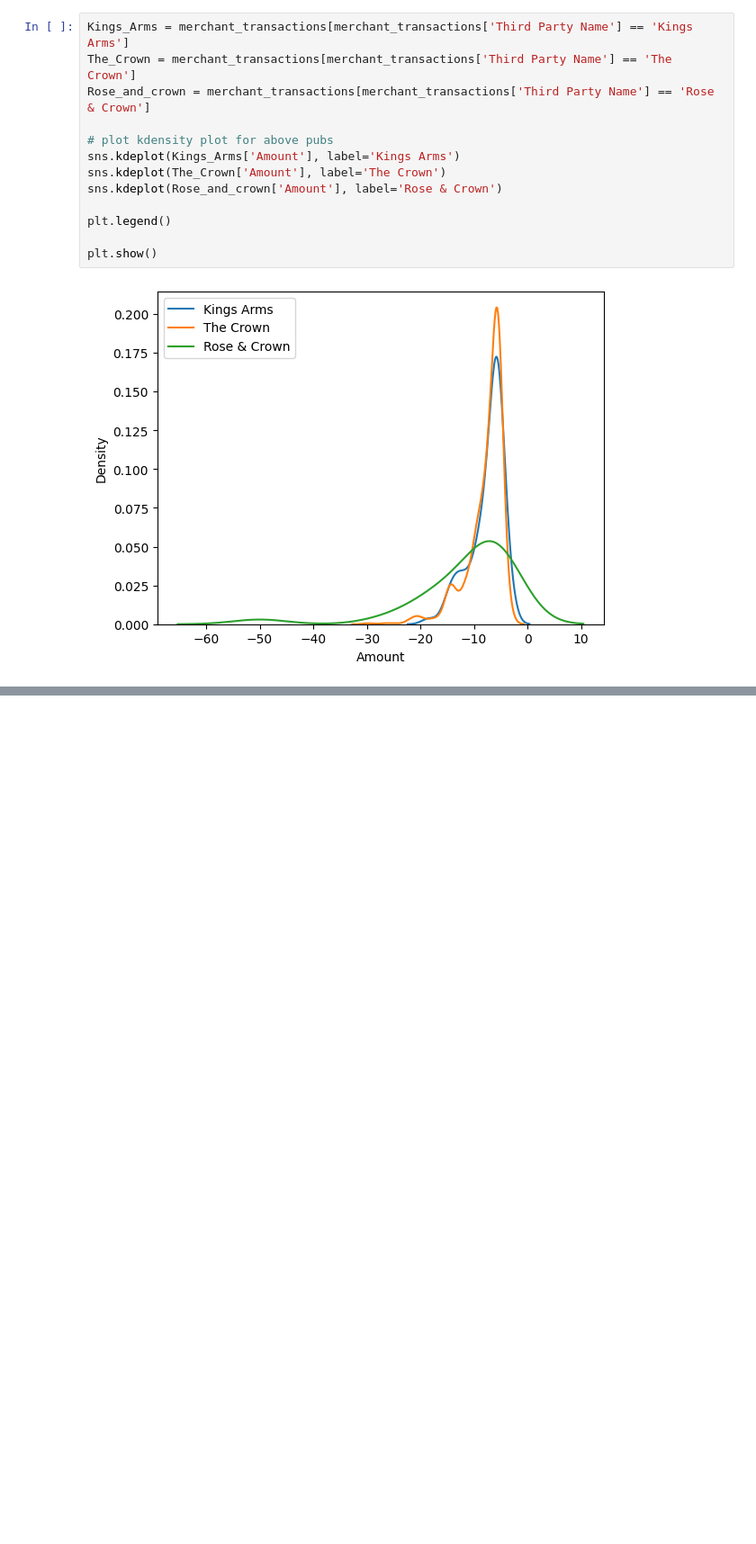
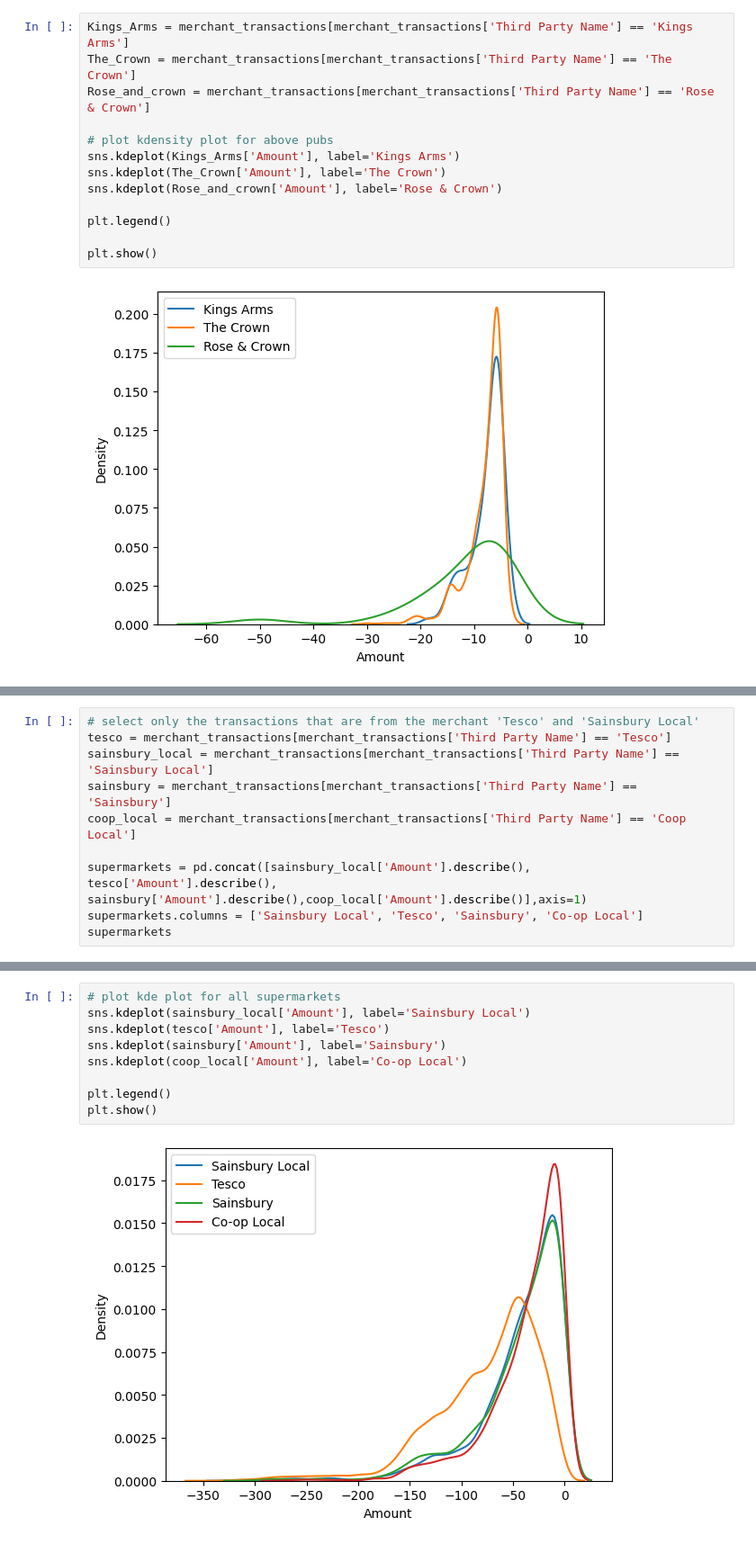
Before and after one commit to UoB-DSMP-2023-24/dsmp-2024-group-38, a Jupyter notebook: Dataset2_DJ_MerchantCategorisationVerification.ipynb, the cells around one changed output, grey strips where cells are left out. Shown at 90% size. Drawn from its saved outputs; the diff is of its cells as text; blank space fills up the shorter version.

```diff
--- a/Dataset2_DJ_MerchantCategorisationVerification.ipynb
+++ b/Dataset2_DJ_MerchantCategorisationVerification.ipynb
@@ -139,0 +408,10 @@ plt.show()
+# %%
+# select only the transactions that are from the merchant 'Tesco' and 'Sainsbury Local'
+tesco = merchant_transactions[merchant_transactions['Third Party Name'] == 'Tesco']
+sainsbury_local = merchant_transactions[merchant_transactions['Third Party Name'] == 'Sainsbury Local']
+sainsbury = merchant_transactions[merchant_transactions['Third Party Name'] == 'Sainsbury']
+coop_local = merchant_transactions[merchant_transactions['Third Party Name'] == 'Coop Local']
+
+supermarkets = pd.concat([sainsbury_local['Amount'].describe(), tesco['Amount'].describe(), sainsbury['Amount'].describe(),coop_local['Amount'].describe()],axis=1)
+supermarkets.columns = ['Sainsbury Local', 'Tesco', 'Sainsbury', 'Co-op Local']
+supermarkets
@@ -139,0 +428,11 @@ plt.show()
+# %%
+# plot kde plot for all supermarkets
+sns.kdeplot(sainsbury_local['Amount'], label='Sainsbury Local')
+sns.kdeplot(tesco['Amount'], label='Tesco')
+sns.kdeplot(sainsbury['Amount'], label='Sainsbury')
+sns.kdeplot(coop_local['Amount'], label='Co-op Local')
+
+plt.legend()
+plt.show()
+# %% [output]
+[figure, added]
```
Also changed, not shown: parts of 42 cells of this notebook.
